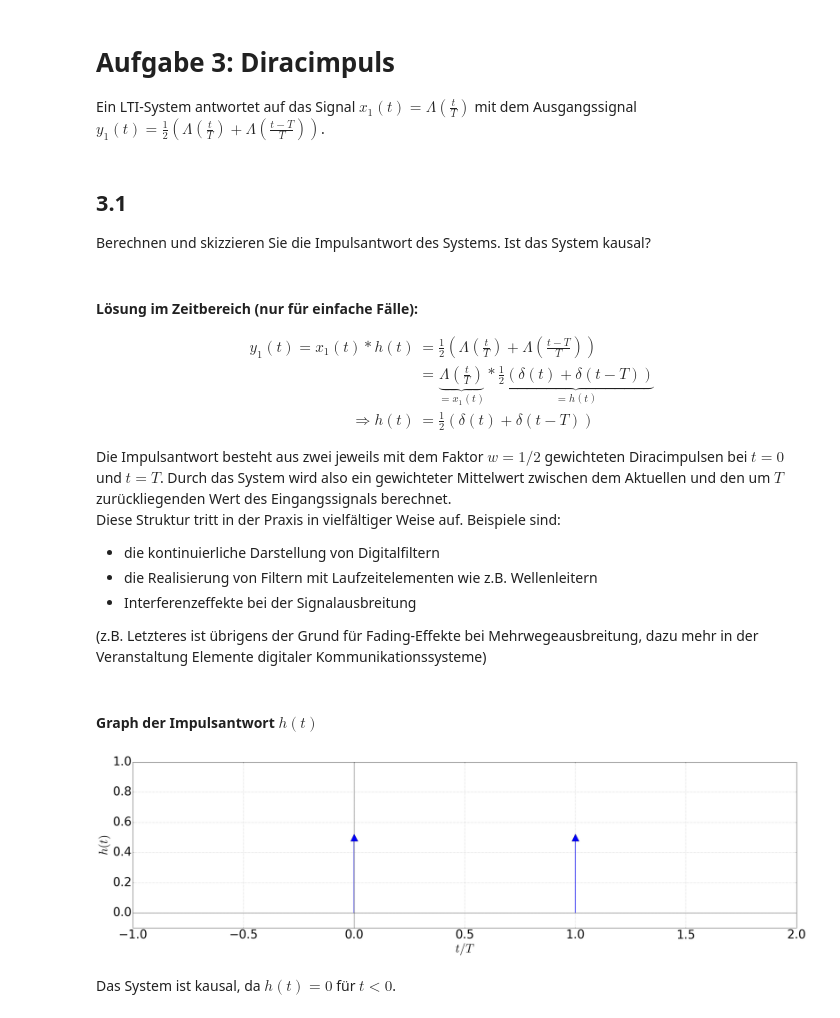
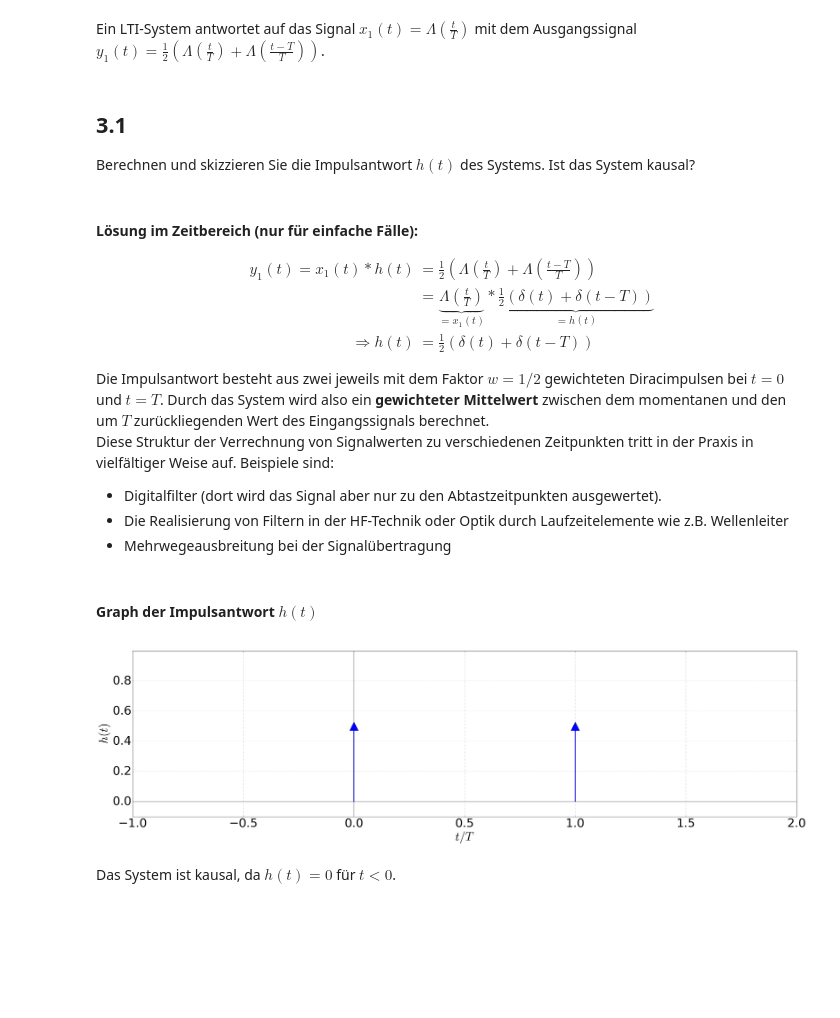
Before and after one commit to fgnt/nachrichtentechnik, a Jupyter notebook: notebooks/Uebungen/A3_Diracimpuls.ipynb, the cells around one changed output. Drawn from its saved outputs; the diff is of its cells as text; code cells hidden in the pictures; blank space fills up the shorter version.

```diff
--- a/notebooks/Uebungen/A3_Diracimpuls.ipynb
+++ b/notebooks/Uebungen/A3_Diracimpuls.ipynb
@@ -20,11 +23,9 @@ plt.rcParams['lines.linewidth'] = 2.0
 # %% [markdown]
-# Aufgabe 3: Diracimpuls
-
 Ein LTI-System antwortet auf das Signal $x_1(t)  = \Lambda \left(\frac{t}{T} \right)$ mit dem Ausgangssignal
     $y_1(t) = \frac{1}{2} \left(\Lambda \left(\frac{t}{T} \right) + \Lambda \left(\frac{t-T}{T} \right) \right)$.
 # %% [markdown]
 ## 3.1
-Berechnen und skizzieren Sie die Impulsantwort des Systems. Ist das System kausal?
+Berechnen und skizzieren Sie die Impulsantwort $h(t)$ des Systems. Ist das System kausal?
 # %% [markdown]
 #### Lösung im Zeitbereich (nur für einfache Fälle):
 \begin{align}
@@ -33,26 +34,24 @@ Berechnen und skizzieren Sie die Impulsantwort des Systems. Ist das System kausa
     \Rightarrow h(t) &= \frac{1}{2}\left( \delta(t) + \delta(t-T) \right)
 \end{align}
 
-Die Impulsantwort besteht aus zwei jeweils mit dem Faktor $w=1/2$ gewichteten Diracimpulsen bei $t=0$ und $t=T$. Durch das System wird also ein gewichteter Mittelwert zwischen dem Aktuellen und den um $T$ zurückliegenden Wert des Eingangssignals berechnet.
-Diese Struktur tritt in der Praxis in vielfältiger Weise auf. Beispiele sind:
- - die kontinuierliche Darstellung von Digitalfiltern
- - die Realisierung von Filtern mit Laufzeitelementen wie z.B. Wellenleitern
- - Interferenzeffekte bei der Signalausbreitung
-
-(z.B. Letzteres ist übrigens der Grund für Fading-Effekte bei Mehrwegeausbreitung, dazu mehr in der Veranstaltung Elemente digitaler Kommunikationssysteme)
+Die Impulsantwort besteht aus zwei jeweils mit dem Faktor $w=1/2$ gewichteten Diracimpulsen bei $t=0$ und $t=T$. Durch das System wird also ein **gewichteter Mittelwert** zwischen dem momentanen und den um $T$ zurückliegenden Wert des Eingangssignals berechnet.
+Diese Struktur der Verrechnung von Signalwerten zu verschiedenen Zeitpunkten tritt in der Praxis in vielfältiger Weise auf. Beispiele sind:
+ - Digitalfilter (dort wird das Signal aber nur zu den Abtastzeitpunkten ausgewertet).
+ - Die Realisierung von Filtern in der HF-Technik oder Optik durch Laufzeitelemente wie z.B. Wellenleiter
+ - Mehrwegeausbreitung bei der Signalübertragung
 # %% [markdown]
 #### Graph der Impulsantwort $h(t)$
-# %%
-plt.grid()
-plt.xlim((-1, 2))
-plt.ylim((-0.1, 1))
-plt.axvline(linewidth=0.75, color='k')
-plt.plot([0, 1], [1/2, 1/2], 'b^', markersize=25)
-plt.vlines([0, 1], 0, [1/2, 1/2], 'b')
-plt.axhline(linewidth=0.75, color='k')
-setLabels(r'$t/T$', r'$h(t)$')
-# %% [output]
-[figure, removed]
+# %%
+plt.axvline(lw=0.75, c='k')
+plt.plot([0, 1], [1/2, 1/2], 'b^', ms=30)
+plt.vlines([0, 1], 0, [1/2, 1/2], 'b', lw=3)
+plt.axhline(lw=0.75, c='k')
+setLabels(r'$t/T$', r'$h(t)$')
+plt.xlim((-1, 2))
+plt.ylim((-0.1, 1))
+plt.grid(True)
+# %% [output]
+[figure, added]
 # %% [markdown]
 Das System ist kausal, da $h(t) = 0$ für $t < 0$.
 # %% [markdown]
```
Also changed, not shown: parts of 17 cells of this notebook, 4 other files.
